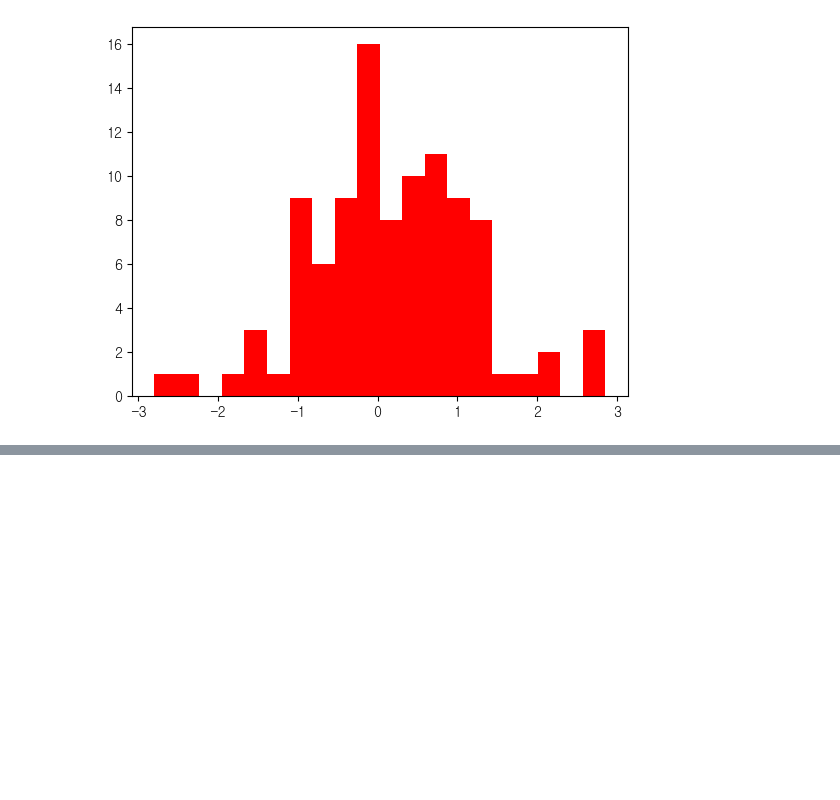
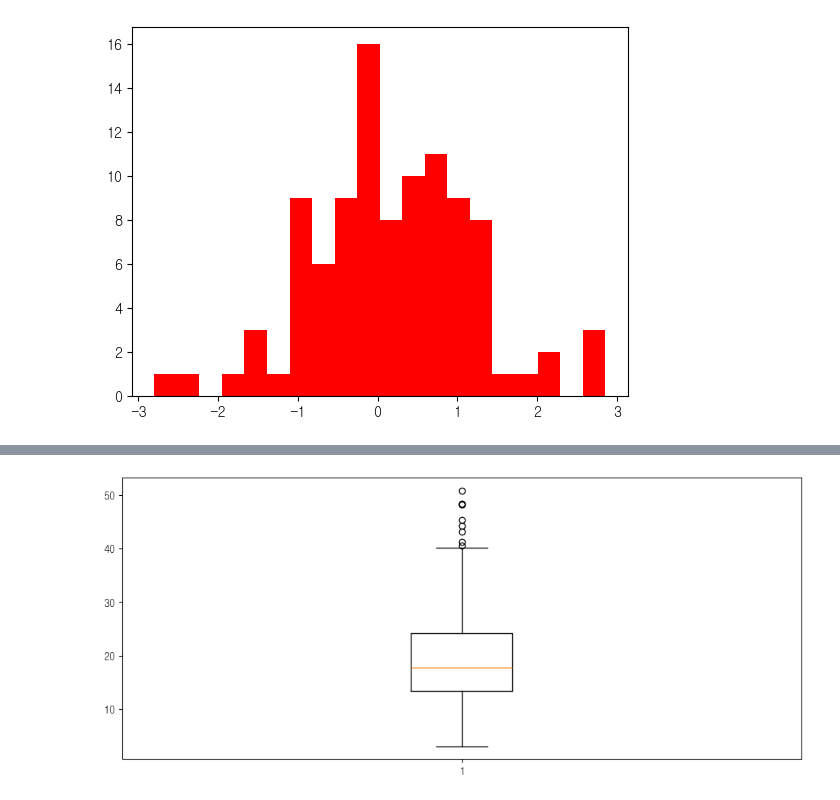
Before and after one commit to hongsh2003/hipython_rep, a Jupyter notebook: 17. 시각화.ipynb, the cells around one changed output, grey strips where cells are left out. Saved outputs shown, nothing was run; the diff lists cells and outputs as text; code cells hidden in the pictures; blank space fills up the shorter version.

```diff
--- a/17. 시각화.ipynb
+++ b/17. 시각화.ipynb
@@ -218,0 +271,8 @@ plt.hist(np.random.randn(100),bins=20, color='r')
+# %%
+# Boxplot
+fig = plt.figure(figsize = (12,5))
+axes = fig.add_subplot (1,1,1) #total_bill
+axes.boxplot(data = tips_df, x = 'total_bill') # x값 하나로 그려서 1변량 차트
+plt.show()
+# %% [output]
+[figure, added]
```
Also changed, not shown: parts of 22 cells of this notebook.
